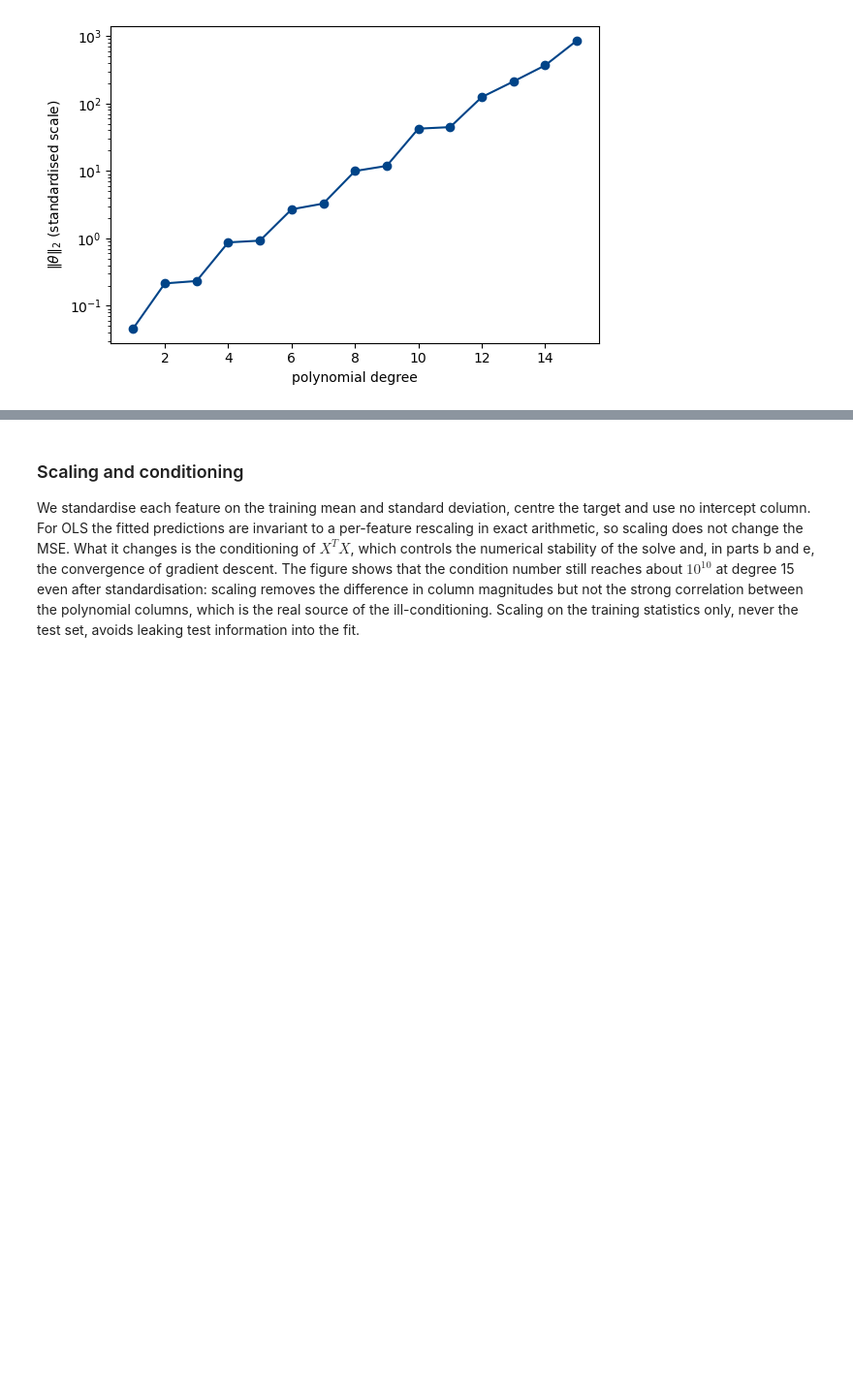
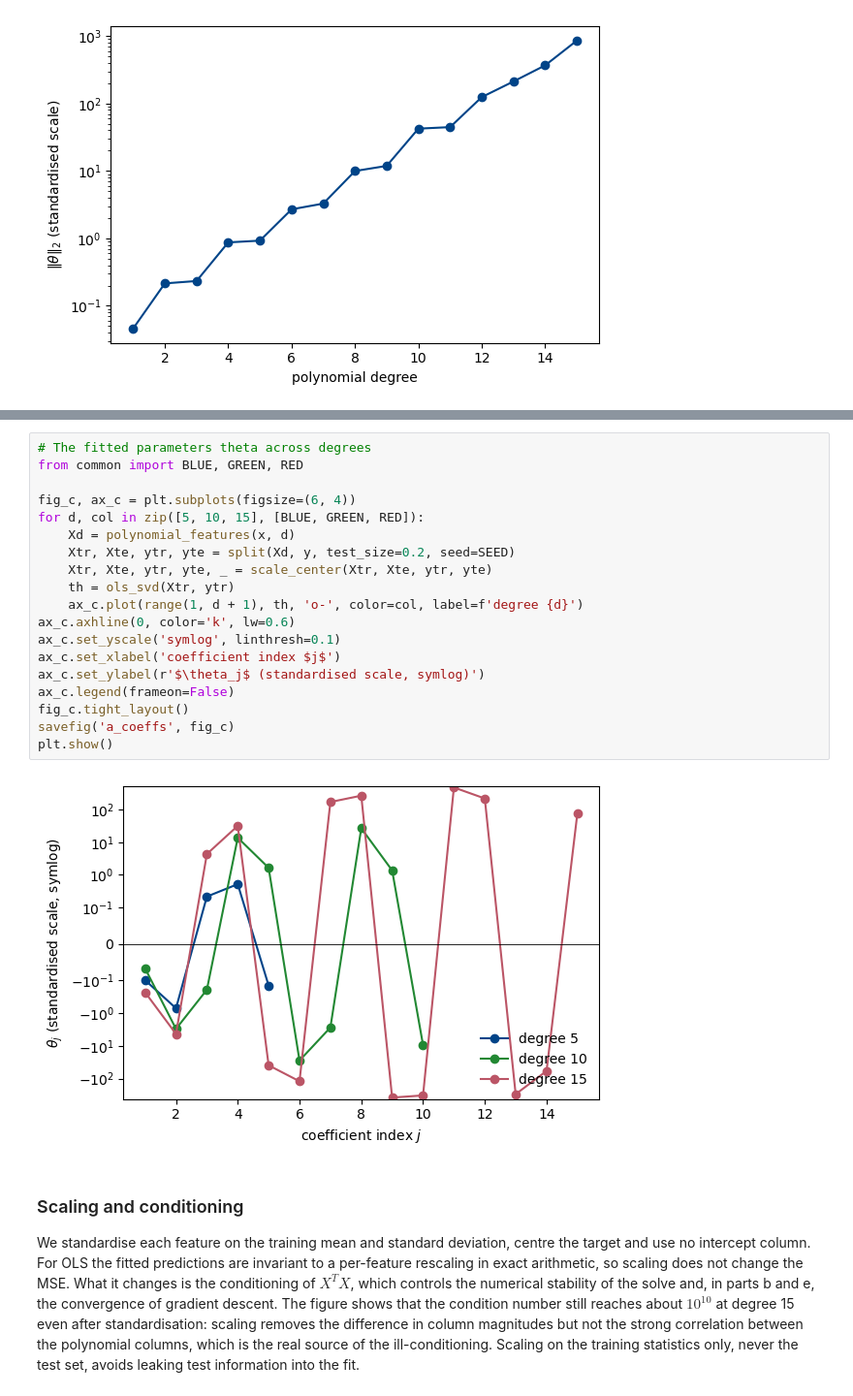
Before and after one commit to Annekfu/FYS-STK4155-Project1, a Jupyter notebook: code/notebooks/1_ols_ridge.ipynb, the cells around one changed output, grey strips where cells are left out. Shown at 97% size. Drawn from its saved outputs; the diff is of its cells as text; blank space fills up the shorter version.

Commit message:
Add sigma sweep and coefficient plot to part a

```diff
--- a/code/notebooks/1_ols_ridge.ipynb
+++ b/code/notebooks/1_ols_ridge.ipynb
@@ -91,3 +95,24 @@ plt.show()
+# %%
+# The fitted parameters theta across degrees
+from common import BLUE, GREEN, RED
+
+fig_c, ax_c = plt.subplots(figsize=(6, 4))
+for d, col in zip([5, 10, 15], [BLUE, GREEN, RED]):
+    Xd = polynomial_features(x, d)
+    Xtr, Xte, ytr, yte = split(Xd, y, test_size=0.2, seed=SEED)
+    Xtr, Xte, ytr, yte, _ = scale_center(Xtr, Xte, ytr, yte)
+    th = ols_svd(Xtr, ytr)
+    ax_c.plot(range(1, d + 1), th, 'o-', color=col, label=f'degree {d}')
+ax_c.axhline(0, color='k', lw=0.6)
+ax_c.set_yscale('symlog', linthresh=0.1)
+ax_c.set_xlabel('coefficient index $j$')
+ax_c.set_ylabel(r'$\theta_j$ (standardised scale, symlog)')
+ax_c.legend(frameon=False)
+fig_c.tight_layout()
+savefig('a_coeffs', fig_c)
+plt.show()
+# %% [output]
+[figure, added]
 # %% [markdown]
 ### Scaling and conditioning
 
```
Also changed, not shown: parts of 1 cell of this notebook, 2 other files.
